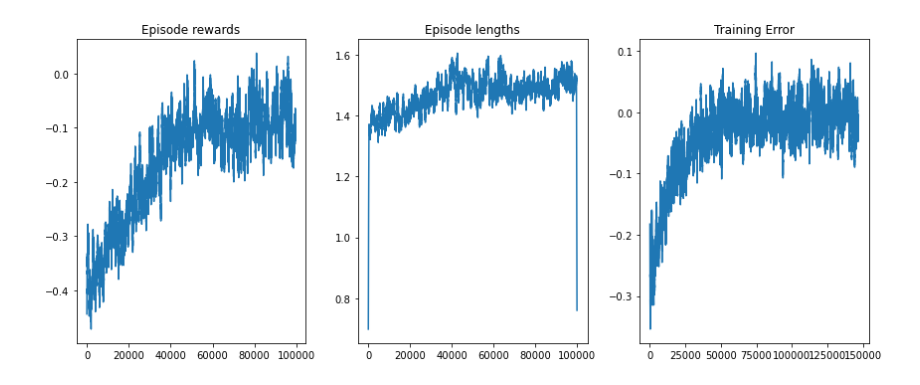
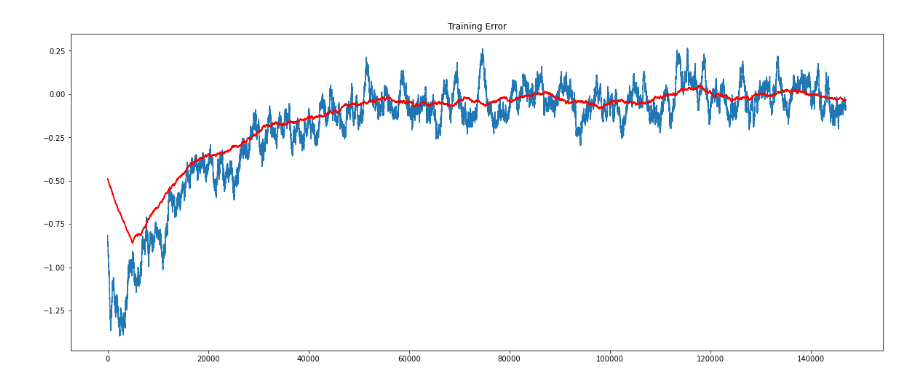
Before and after one commit to dubielel/computational-intelligence-in-digital-data-analysis, a Jupyter notebook: lab3/lab3_v2.ipynb, the cells around one changed output. Cells and saved outputs as stored; diff of their text form; code cells hidden in the pictures.

```diff
--- a/lab3/lab3_v2.ipynb
+++ b/lab3/lab3_v2.ipynb
@@ -78,11 +77,11 @@ class BlackjackAgent:
         self.training_error.append(temporal_difference)
 
     def decay_epsilon(self):
-        self.epsilon = max(self.final_epsilon, self.epsilon - epsilon_decay)
+        self.epsilon = max(self.final_epsilon, self.epsilon - self.epsilon_decay)
 # %%
 # hyperparameters
-learning_rate = 0.01
-n_episodes = 100_000
+learning_rate = 0.001
+n_episodes = 1_000_000
 start_epsilon = 1.0
 epsilon_decay = start_epsilon / (n_episodes / 2)
 final_epsilon = 0.1
@@ -92,6 +91,7 @@ agent = BlackjackAgent(
     initial_epsilon=start_epsilon,
     epsilon_decay=epsilon_decay,
     final_epsilon=final_epsilon,
+    discount_factor=0.9
 )
 # %%
 env = gym.wrappers.RecordEpisodeStatistics(env, deque_size=n_episodes)
@@ -107,33 +107,17 @@ for episode in tqdm(range(n_episodes)):
         obs = next_obs
 
     agent.decay_epsilon()
-# %%
-rolling_length = 500
-fig, axs = plt.subplots(ncols=3, figsize=(12, 5))
-axs[0].set_title("Episode rewards")
-# compute and assign a rolling average of the data to provide a smoother graph
-reward_moving_average = (
-    np.convolve(
-        np.array(env.return_queue).flatten(), np.ones(rolling_length), mode="valid"
-    )
-    / rolling_length
-)
-axs[0].plot(range(len(reward_moving_average)), reward_moving_average)
-axs[1].set_title("Episode lengths")
-length_moving_average = (
-    np.convolve(
-        np.array(env.length_queue).flatten(), np.ones(rolling_length), mode="same"
-    )
-    / rolling_length
-)
-axs[1].plot(range(len(length_moving_average)), length_moving_average)
-axs[2].set_title("Training Error")
-training_error_moving_average = (
-    np.convolve(np.array(agent.training_error), np.ones(rolling_length), mode="same")
-    / rolling_length
-)
-axs[2].plot(range(len(training_error_moving_average)), training_error_moving_average)
-plt.tight_layout()
-plt.show()
-# %% [output]
-[figure, removed]
+# %%
+plt.title("Training Error")
+training_error_moving_average = (
+    np.convolve(np.array(agent.training_error), np.ones(1250), mode="same") / 250
+)
+plt.plot(training_error_moving_average)
+plt.rcParams["figure.figsize"] = (20,8)
+training_error_moving_average_smooth = (
+    np.convolve(np.array(agent.training_error), np.ones(10000), mode="same") / 2500
+)
+plt.plot(training_error_moving_average_smooth, 'r')
+plt.show()
+# %% [output]
+[figure, added]
```
Also changed, not shown: parts of 3 cells of this notebook.
